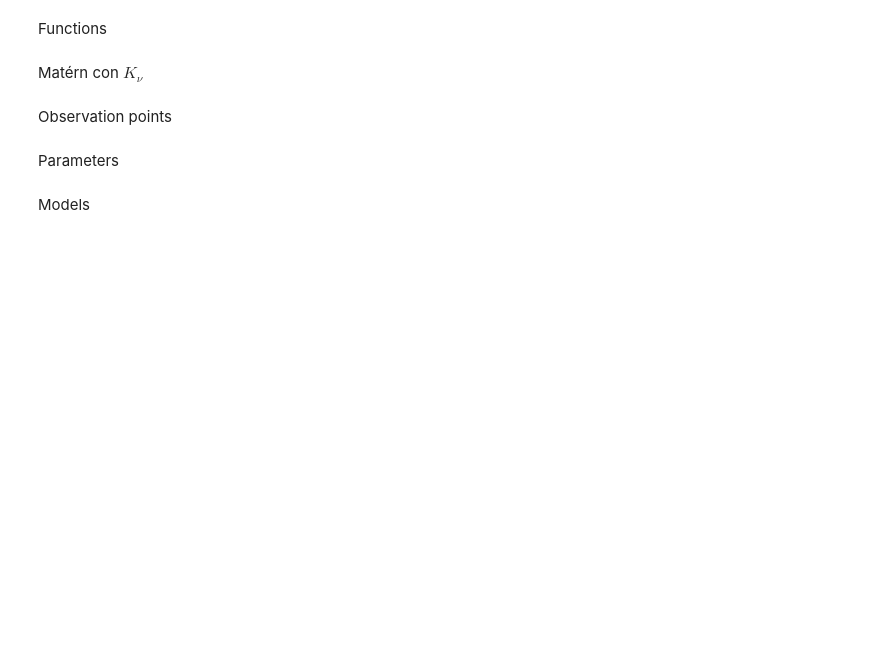
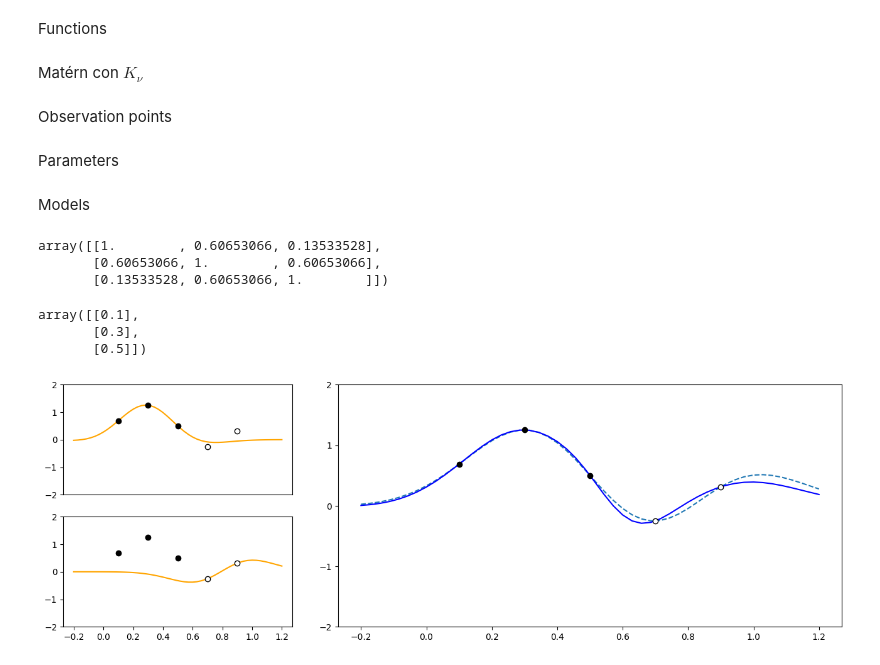
Before and after one commit to AlejandroVillazonG/NestedCoKriging, a Jupyter notebook: 3 nestedKriging.ipynb, the cells around one changed output. Drawn from its saved outputs; the diff is of its cells as text; code cells hidden in the pictures; blank space fills up the shorter version.

```diff
--- a/3 nestedKriging.ipynb
+++ b/3 nestedKriging.ipynb
@@ -85,3 +97,50 @@ Y = np.linalg.cholesky(sigma) @ np.random.normal(0, 1, n)
+# %%
+sigma[A[0]][:, A[0]]
+# %% [output]
+array([[1.        , 0.60653066, 0.13533528],
+       [0.60653066, 1.        , 0.60653066],
+       [0.13533528, 0.60653066, 1.        ]])
+# %%
+X[A[0]] # X_1
+# %% [output]
+array([[0.1],
+       [0.3],
+       [0.5]])
+# %%
+Y_K = kriging(X_aux_graph, X, Y, sigma, cov)
+Y_K_1 = kriging(X_aux_graph, X[A[0]], Y[A[0]], sigma[A[0]][:, A[0]], cov)
+Y_K_2 = kriging(X_aux_graph, X[A[1]], Y[A[1]], sigma[A[1]][:, A[1]], cov)
+# %%
+Y_NK = np.array([nestedKriging(X_aux_graph[[i]], X, Y, A, cov)[0] for i in range(len(X_aux_graph))])
+# %%
+fig = plt.figure(figsize=(16, 5))
+ax1 = plt.subplot2grid((2, 3), (0, 0))
+ax2 = plt.subplot2grid((2, 3), (1, 0))
+ax3 = plt.subplot2grid((2, 3), (0, 1), rowspan=2, colspan=2)
+
+ticks = np.arange(-2,3)
+
+ax1.plot(X_aux_graph, Y_K_1, c='orange')
+ax1.scatter(X[A[0],:], Y[A[0]], c='k', zorder=3)
+ax1.scatter(X[A[1],:], Y[A[1]], c='w', edgecolors='k', zorder=3)
+ax1.set_xticks([])
+ax1.set_yticks(ticks)
+
+ax2.plot(X_aux_graph, Y_K_2, c='orange')
+ax2.scatter(X[A[0],:], Y[A[0]], c='k', zorder=3)
+ax2.scatter(X[A[1],:], Y[A[1]], c='w', edgecolors='k', zorder=3)
+ax2.set_yticks(ticks)
+
+ax3.plot(X_aux_graph, Y_K, ls='--')
+ax3.plot(X_aux_graph, Y_NK, c='b')
+
+ax3.scatter(X[A[0],:], Y[A[0]], c='k', zorder=3)
+ax3.scatter(X[A[1],:], Y[A[1]], c='w', edgecolors='k', zorder=3)
+ax3.set_yticks(ticks)
+
+plt.show()
+# %% [output]
+[figure, added]
 # %%
 plt.figure(figsize=(8,7))
 plt.scatter(X[:,0], X[:,1], c=Y);
```
Also changed, not shown: parts of 9 cells of this notebook.
